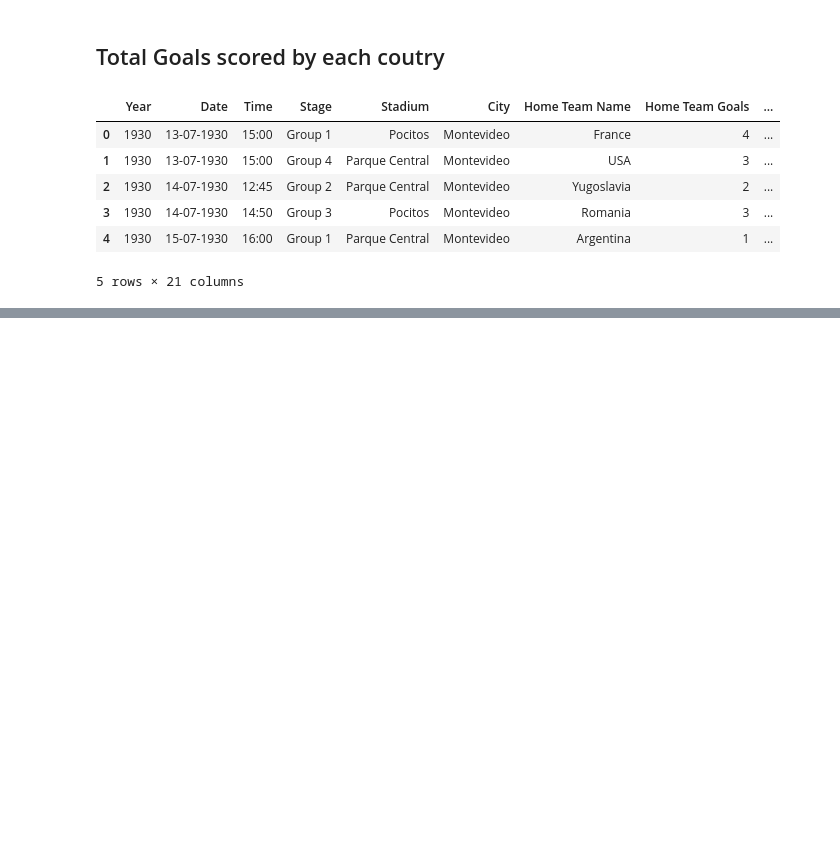
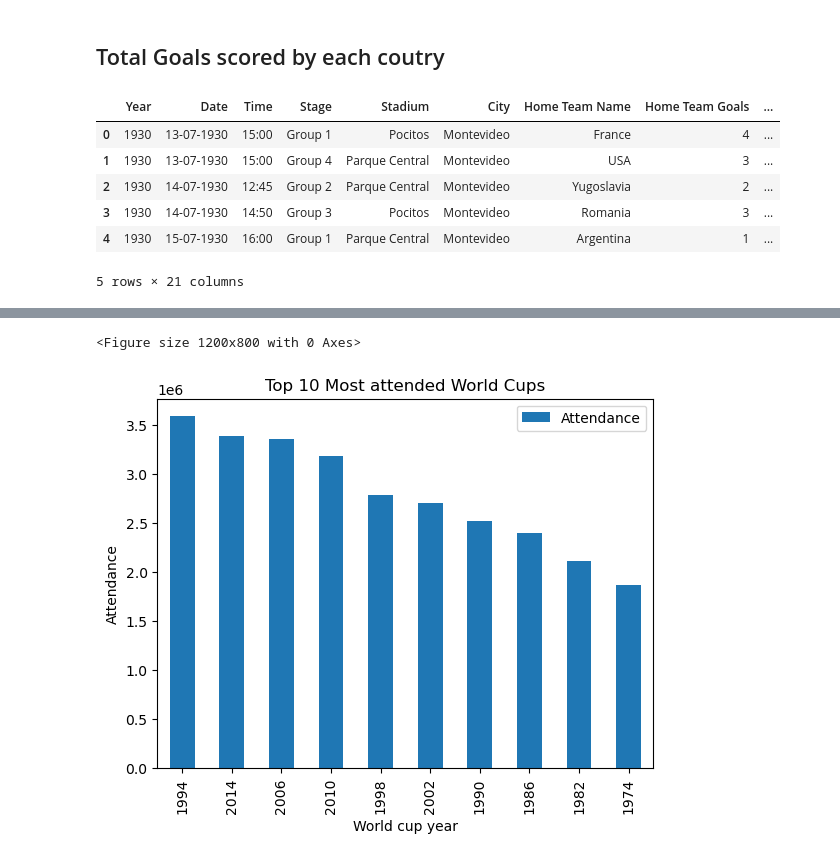
Before and after one commit to Adroit10/FIFA-World-Cup-Analysis, a Jupyter notebook: EDA.ipynb, the cells around one changed output, grey strips where cells are left out. Cells and saved outputs as stored; diff of their text form; code cells hidden in the pictures; blank space fills up the shorter version.

```diff
--- a/EDA.ipynb
+++ b/EDA.ipynb
@@ -311,0 +430,3 @@ df_matches[['Home Team Name','Home Team Goals']]
+# %%
+attendance=df_cups[['Year','Country','Attendance']]
+attendance.head()
@@ -311,0 +453,3 @@ df_matches[['Home Team Name','Home Team Goals']]
+# %%
+most_attended=attendance.sort_values(by='Attendance',ascending=False)
+most_attended[:10]
@@ -311,0 +468,10 @@ df_matches[['Home Team Name','Home Team Goals']]
+# %%
+plt.figure(figsize=(12,8))
+most_attended[:10].plot(kind='bar',x='Year',y='Attendance')
+plt.xlabel('World cup year')
+plt.ylabel('Attendance')
+plt.title('Top 10 Most attended World Cups')
+plt.show()
+# %% [output]
+<Figure size 1200x800 with 0 Axes>
+[figure, added]
```
Also changed, not shown: parts of 14 cells of this notebook, 1 other file.
